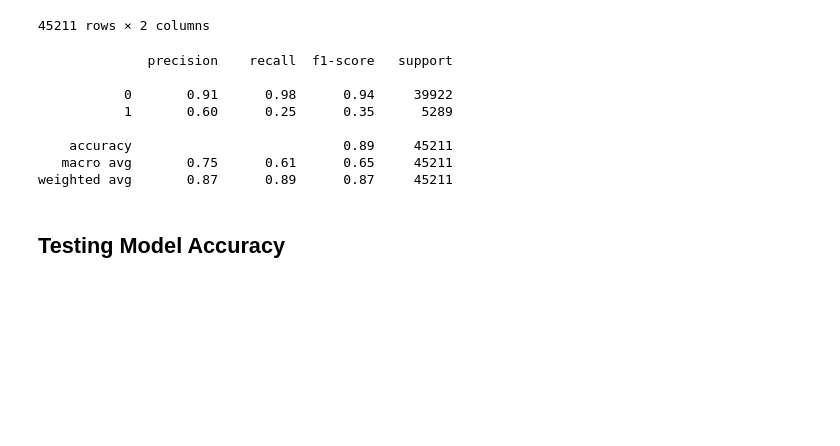
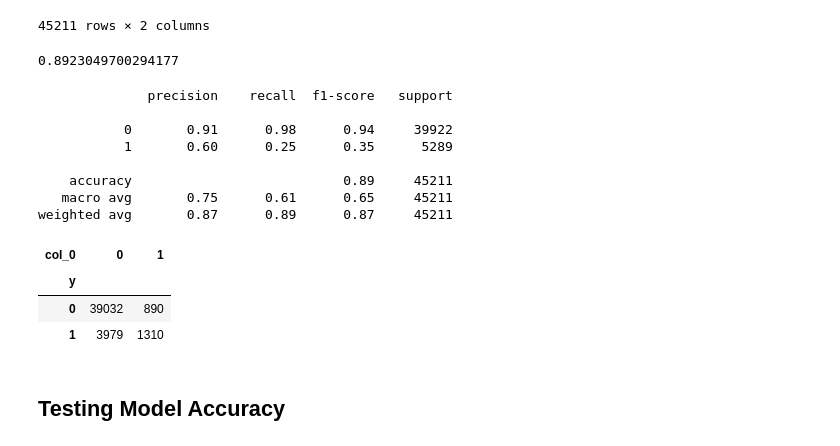
Before and after one commit to sinku29/Data-Science-Assignment, a Jupyter notebook: Logistic.ipynb, the cells around one changed output. Drawn from its saved outputs; the diff is of its cells as text; code cells hidden in the pictures; blank space fills up the shorter version.

```diff
--- a/Logistic.ipynb
+++ b/Logistic.ipynb
@@ -277,6 +277,12 @@ y_pred_df
 | 45209 | 0 | 0 |
 | 45210 | 0 | 1 |
 45211 rows × 2 columns
+# %%
+#type(y_pred)
+accuracy = sum(y==y_pred)/data1.shape[0]
+accuracy
+# %% [output]
+0.8923049700294177
 # %%
 from sklearn.metrics import classification_report
 print(classification_report (y,y_pred))
@@ -289,6 +295,13 @@ print(classification_report (y,y_pred))
     accuracy                           0.89     45211
    macro avg       0.75      0.61      0.65     45211
 weighted avg       0.87      0.89      0.87     45211
+# %%
+pd.crosstab(y,y_pred)
+# %% [output]
+| col_0 | 0 | 1 |
+| y |  |  |
+| 0 | 39032 | 890 |
+| 1 | 3979 | 1310 |
 # %% [markdown]
 ## Testing Model Accuracy
 # %%
```
Also changed, not shown: parts of 1 cell of this notebook.
